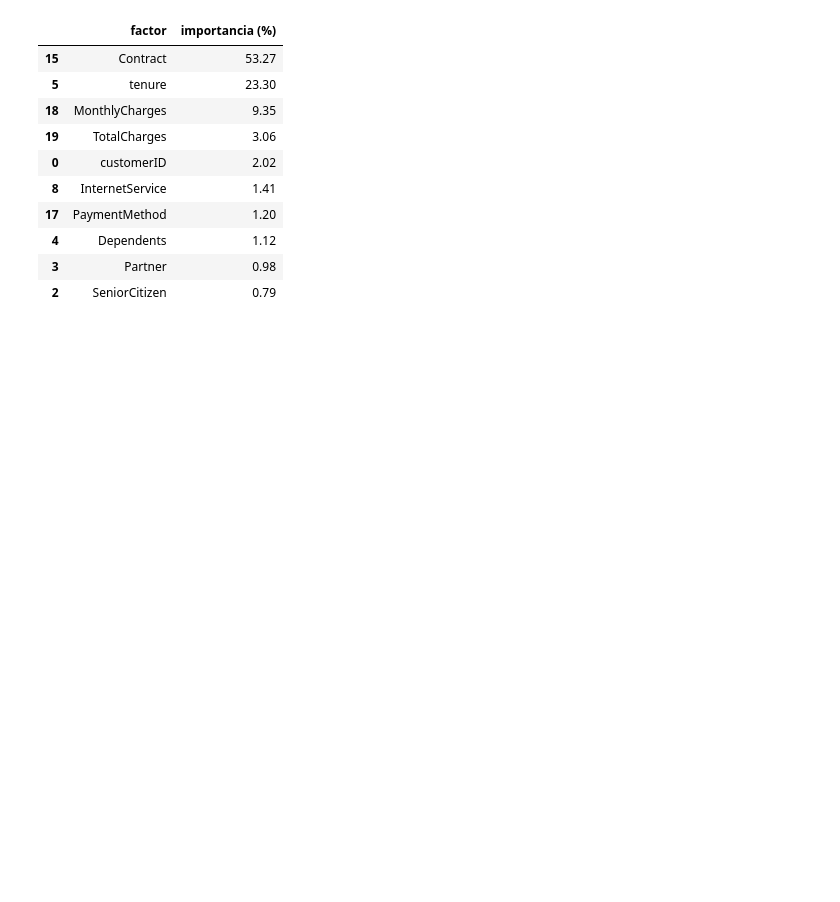
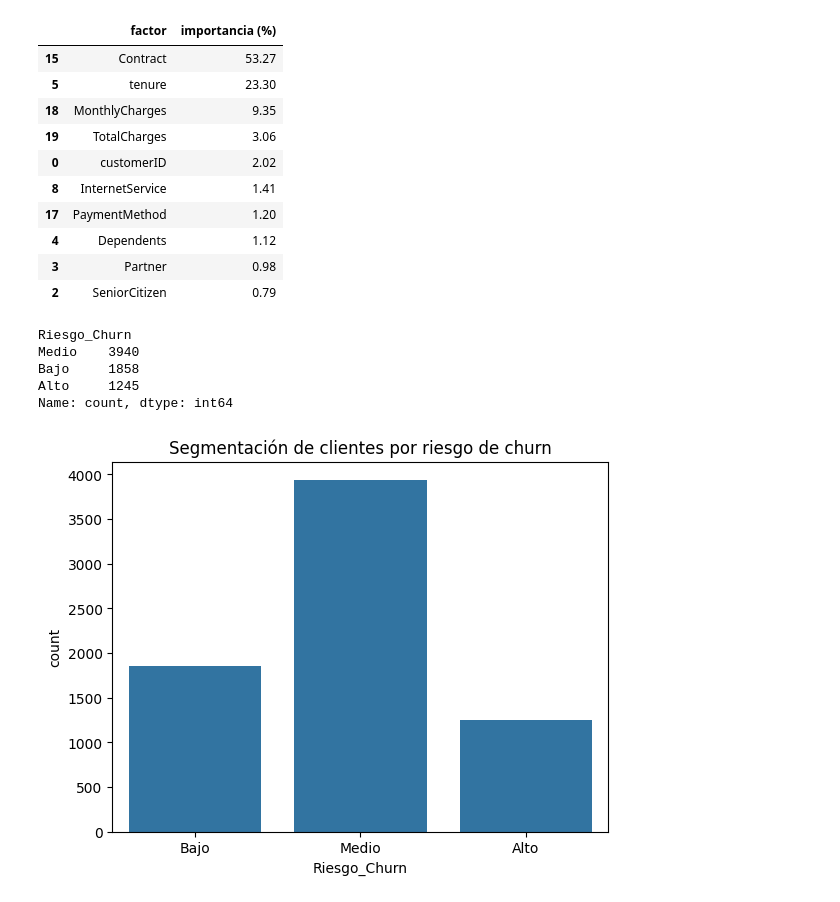
Before and after one commit to frankliramos/Portafolio, a Jupyter notebook: Telco esp.ipynb, the cells around one changed output. Cells and saved outputs as stored; diff of their text form; code cells hidden in the pictures; blank space fills up the shorter version.

```diff
--- a/Telco esp.ipynb
+++ b/Telco esp.ipynb
@@ -349,3 +349,33 @@ display(top_10_factores)
 | 4 | Dependents | 1.12 |
 | 3 | Partner | 0.98 |
 | 2 | SeniorCitizen | 0.79 |
+# %%
+# Segmentación de clientes por riesgo usando el modelo Random Forest y los umbrales de probabilidad
+
+# Definir segmentos de riesgo según la probabilidad de churn predicha
+# Bajo riesgo: probabilidad < 0.33
+# Riesgo medio: 0.33 <= probabilidad < 0.66
+# Alto riesgo: probabilidad >= 0.66
+
+# Calcular las probabilidades de churn para todos los clientes
+prob_churn_rf = rf_model.predict_proba(X)[:, 1]
+
+# Crear una nueva columna en el DataFrame original con la categoría de riesgo
+df['Riesgo_Churn'] = pd.cut(
+    prob_churn_rf,
+    bins=[-np.inf, 0.33, 0.66, np.inf],
+    labels=['Bajo', 'Medio', 'Alto']
+)
+
+# Mostrar la distribución de clientes por segmento de riesgo
+display(df['Riesgo_Churn'].value_counts())
+sns.countplot(x='Riesgo_Churn', data=df, order=['Bajo', 'Medio', 'Alto'])
+plt.title('Segmentación de clientes por riesgo de churn')
+plt.show()
+# %% [output]
+Riesgo_Churn
+Medio    3940
+Bajo     1858
+Alto     1245
+Name: count, dtype: int64
+[figure, added]
```
Also changed, not shown: parts of 7 cells of this notebook.
